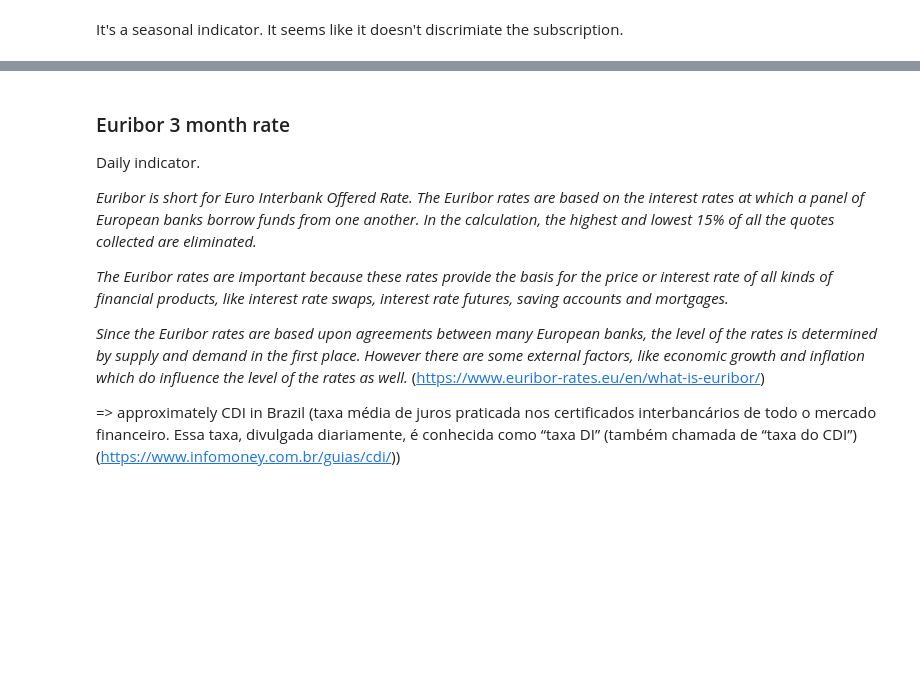
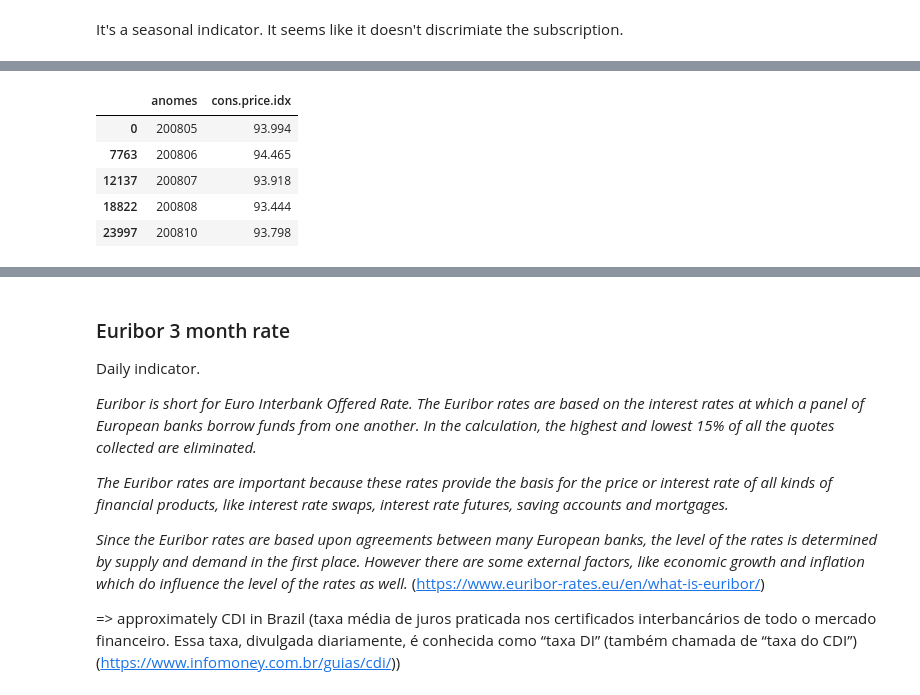
Before and after one commit to mpereiramoretti/pcs5787-projeto, a Jupyter notebook: notebooks/0. EDA.ipynb, the cells around one changed output, grey strips where cells are left out. Saved outputs shown, nothing was run; the diff lists cells and outputs as text; code cells hidden in the pictures; blank space fills up the shorter version.

```diff
--- a/notebooks/0. EDA.ipynb
+++ b/notebooks/0. EDA.ipynb
@@ -1087,0 +1139,12 @@ It's a seasonal indicator. It seems like it doesn't discrimiate the subscription
+# %%
+df_aux = df.copy()
+df_aux["data"] = df_aux["anomes"].apply(lambda x : datetime.strptime(str(x), '%Y%m'))
+df_aux = df_aux[["anomes", "cons.price.idx"]].drop_duplicates()
+df_aux.head()
+# %% [output]
+|  | anomes | cons.price.idx |
+| 0 | 200805 | 93.994 |
+| 7763 | 200806 | 94.465 |
+| 12137 | 200807 | 93.918 |
+| 18822 | 200808 | 93.444 |
+| 23997 | 200810 | 93.798 |
```
Also changed, not shown: parts of 7 cells of this notebook, 2 other files.
